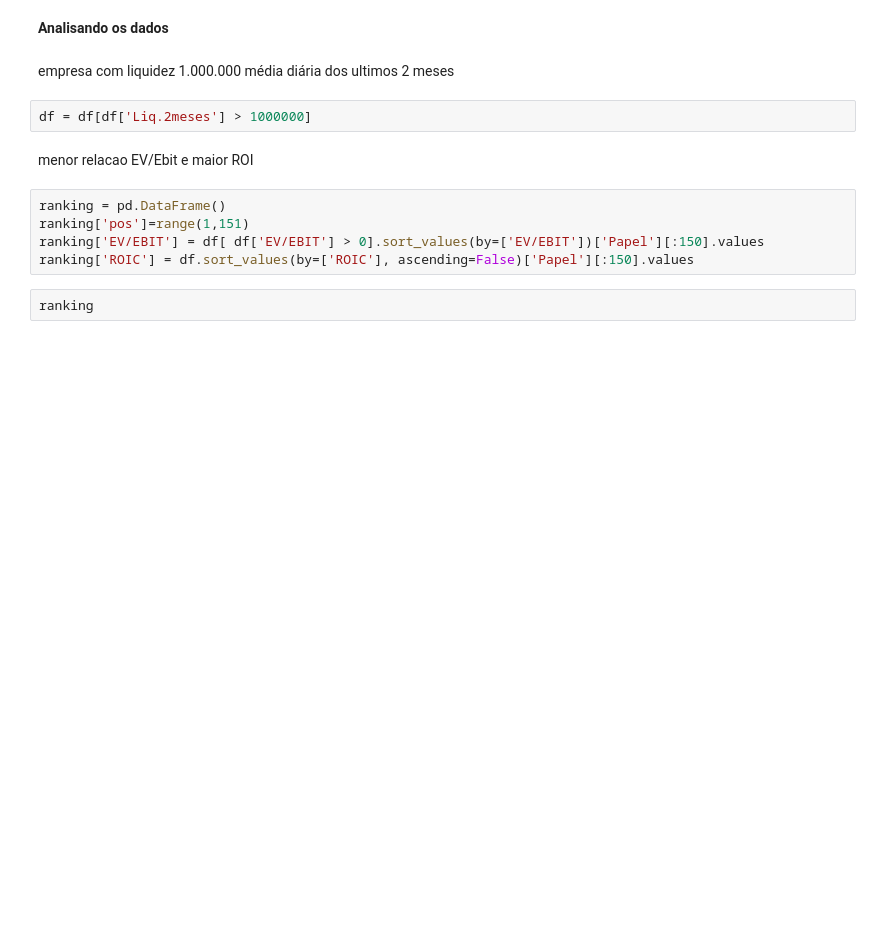
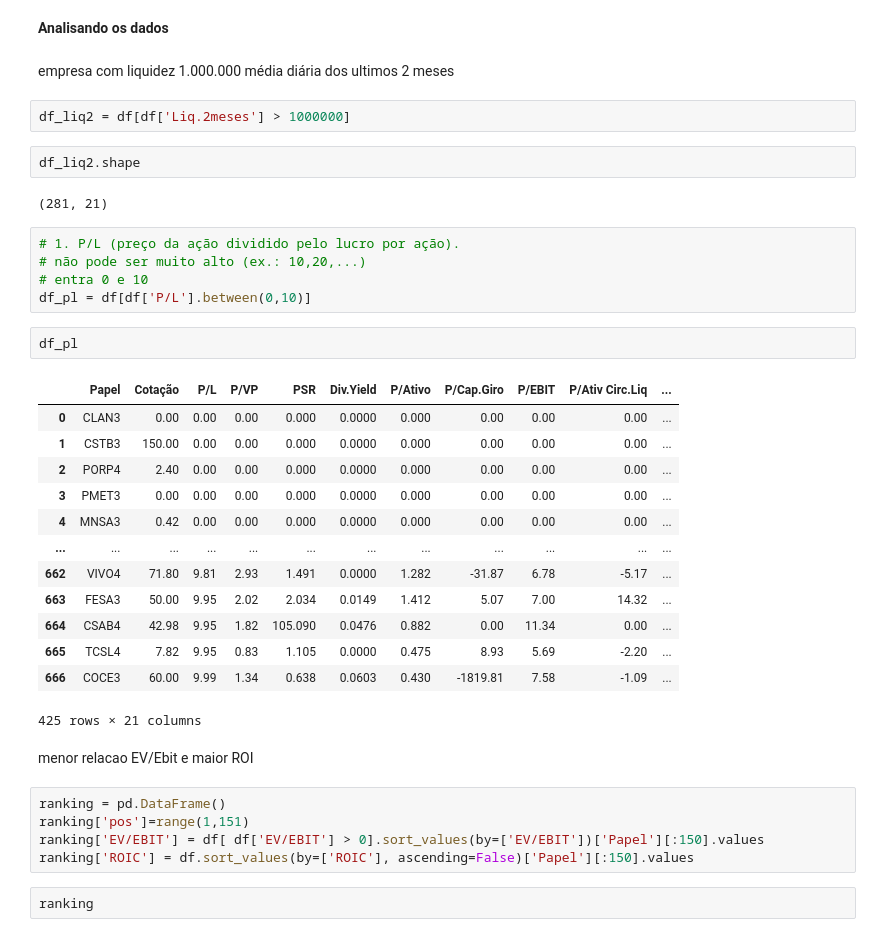
Before and after one commit to mozzaquatro/financial_market, a Jupyter notebook: 08_Analise_Fundamentalista.ipynb, the cells around one changed output. Saved outputs shown, nothing was run; the diff lists cells and outputs as text; blank space fills up the shorter version.

```diff
--- a/08_Analise_Fundamentalista.ipynb
+++ b/08_Analise_Fundamentalista.ipynb
@@ -65,7 +67,32 @@ df
 empresa com liquidez
 1.000.000 média diária dos ultimos 2 meses
 # %%
-df = df[df['Liq.2meses'] > 1000000]
+df_liq2 = df[df['Liq.2meses'] > 1000000]
+# %%
+df_liq2.shape
+# %% [output]
+(281, 21)
+# %%
+# 1. P/L (preço da ação dividido pelo lucro por ação).
+# não pode ser muito alto (ex.: 10,20,...)
+# entra 0 e 10
+df_pl = df[df['P/L'].between(0,10)]
+# %%
+df_pl
+# %% [output]
+|  | Papel | Cotação | P/L | P/VP | PSR | Div.Yield | P/Ativo | P/Cap.Giro | P/EBIT | P/Ativ Circ.Liq | ... |
+| 0 | CLAN3 | 0.00 | 0.00 | 0.00 | 0.000 | 0.0000 | 0.000 | 0.00 | 0.00 | 0.00 | ... |
+| 1 | CSTB3 | 150.00 | 0.00 | 0.00 | 0.000 | 0.0000 | 0.000 | 0.00 | 0.00 | 0.00 | ... |
+| 2 | PORP4 | 2.40 | 0.00 | 0.00 | 0.000 | 0.0000 | 0.000 | 0.00 | 0.00 | 0.00 | ... |
+| 3 | PMET3 | 0.00 | 0.00 | 0.00 | 0.000 | 0.0000 | 0.000 | 0.00 | 0.00 | 0.00 | ... |
+| 4 | MNSA3 | 0.42 | 0.00 | 0.00 | 0.000 | 0.0000 | 0.000 | 0.00 | 0.00 | 0.00 | ... |
+| ... | ... | ... | ... | ... | ... | ... | ... | ... | ... | ... | ... |
+| 662 | VIVO4 | 71.80 | 9.81 | 2.93 | 1.491 | 0.0000 | 1.282 | -31.87 | 6.78 | -5.17 | ... |
+| 663 | FESA3 | 50.00 | 9.95 | 2.02 | 2.034 | 0.0149 | 1.412 | 5.07 | 7.00 | 14.32 | ... |
+| 664 | CSAB4 | 42.98 | 9.95 | 1.82 | 105.090 | 0.0476 | 0.882 | 0.00 | 11.34 | 0.00 | ... |
+| 665 | TCSL4 | 7.82 | 9.95 | 0.83 | 1.105 | 0.0000 | 0.475 | 8.93 | 5.69 | -2.20 | ... |
+| 666 | COCE3 | 60.00 | 9.99 | 1.34 | 0.638 | 0.0603 | 0.430 | -1819.81 | 7.58 | -1.09 | ... |
+425 rows × 21 columns
 # %% [markdown]
 menor relacao EV/Ebit e
 maior ROI
```
Also changed, not shown: parts of 4 cells of this notebook.
